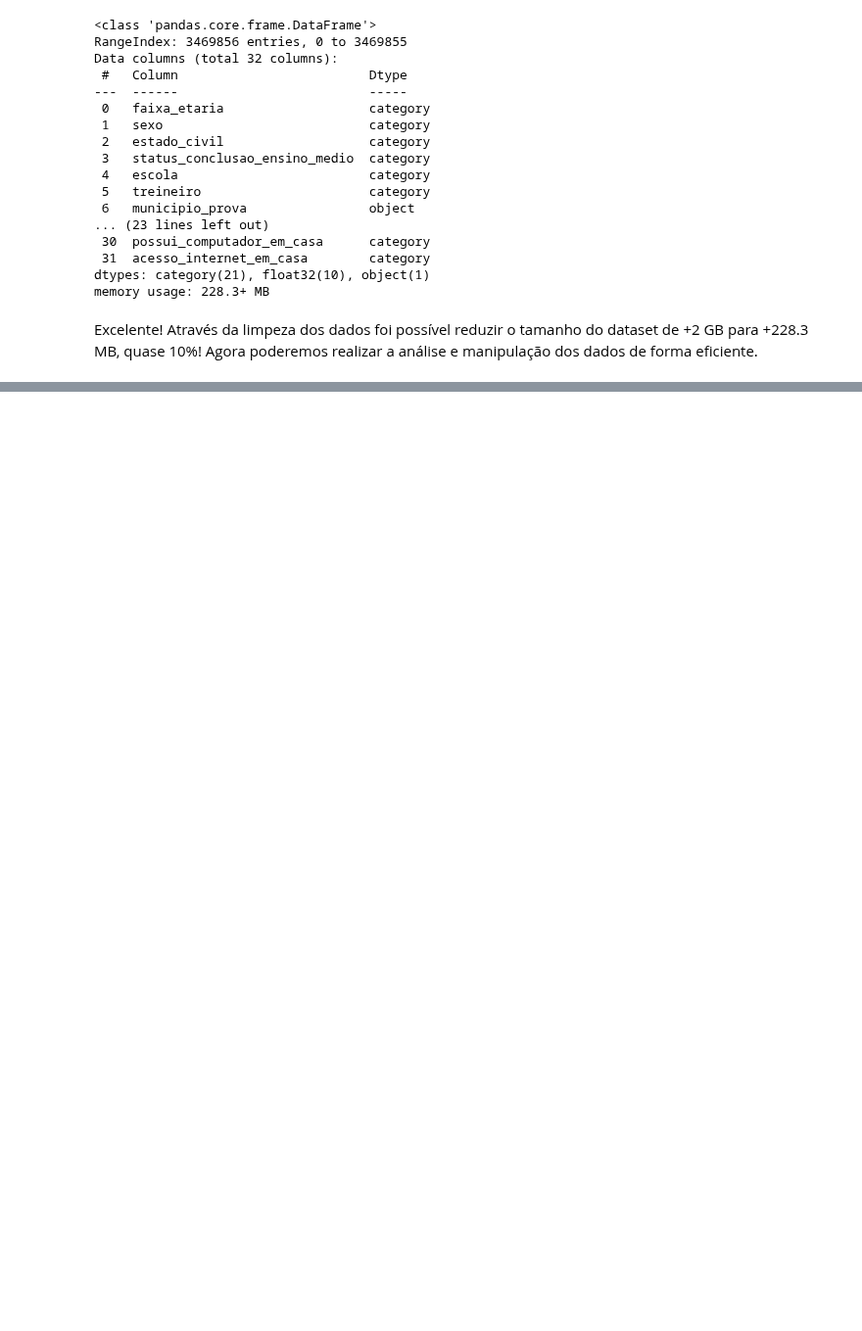
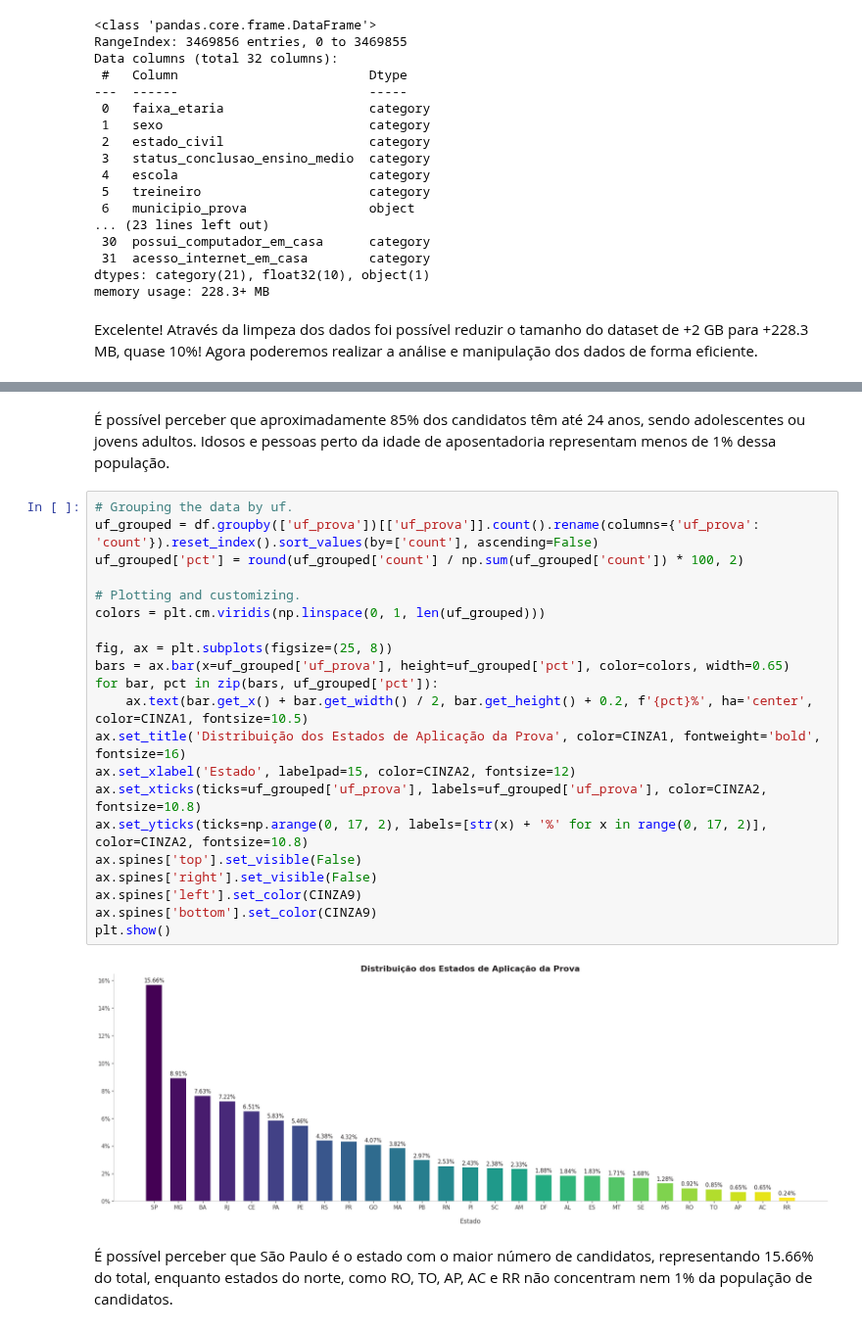
Before and after one commit to allmeidaapedro/Enem-Analysis, a Jupyter notebook: eda.ipynb, the cells around one changed output, grey strips where cells are left out. Shown at 98% size. Cells and saved outputs as stored; diff of their text form; blank space fills up the shorter version.

```diff
--- a/eda.ipynb
+++ b/eda.ipynb
@@ -507,0 +607,27 @@ Excelente! Através da limpeza dos dados foi possível reduzir o tamanho do data
+# %% [markdown]
+É possível perceber que aproximadamente 85% dos candidatos têm até 24 anos, sendo adolescentes ou jovens adultos. Idosos e pessoas perto da idade de aposentadoria representam menos de 1% dessa população.
+# %%
+# Grouping the data by uf.
+uf_grouped = df.groupby(['uf_prova'])[['uf_prova']].count().rename(columns={'uf_prova': 'count'}).reset_index().sort_values(by=['count'], ascending=False)
+uf_grouped['pct'] = round(uf_grouped['count'] / np.sum(uf_grouped['count']) * 100, 2)
+
+# Plotting and customizing.
+colors = plt.cm.viridis(np.linspace(0, 1, len(uf_grouped)))
+
+fig, ax = plt.subplots(figsize=(25, 8))
+bars = ax.bar(x=uf_grouped['uf_prova'], height=uf_grouped['pct'], color=colors, width=0.65)
+for bar, pct in zip(bars, uf_grouped['pct']):
+    ax.text(bar.get_x() + bar.get_width() / 2, bar.get_height() + 0.2, f'{pct}%', ha='center', color=CINZA1, fontsize=10.5)
+ax.set_title('Distribuição dos Estados de Aplicação da Prova', color=CINZA1, fontweight='bold', fontsize=16)
+ax.set_xlabel('Estado', labelpad=15, color=CINZA2, fontsize=12)
+ax.set_xticks(ticks=uf_grouped['uf_prova'], labels=uf_grouped['uf_prova'], color=CINZA2, fontsize=10.8)
+ax.set_yticks(ticks=np.arange(0, 17, 2), labels=[str(x) + '%' for x in range(0, 17, 2)], color=CINZA2, fontsize=10.8)
+ax.spines['top'].set_visible(False)
+ax.spines['right'].set_visible(False)
+ax.spines['left'].set_color(CINZA9)
+ax.spines['bottom'].set_color(CINZA9)
+plt.show()
+# %% [output]
+[figure, added]
+# %% [markdown]
+É possível perceber que São Paulo é o estado com o maior número de candidatos, representando 15.66% do total, enquanto estados do norte, como RO, TO, AP, AC e RR não concentram nem 1% da população de candidatos.
```
Also changed, not shown: parts of 27 cells of this notebook.
